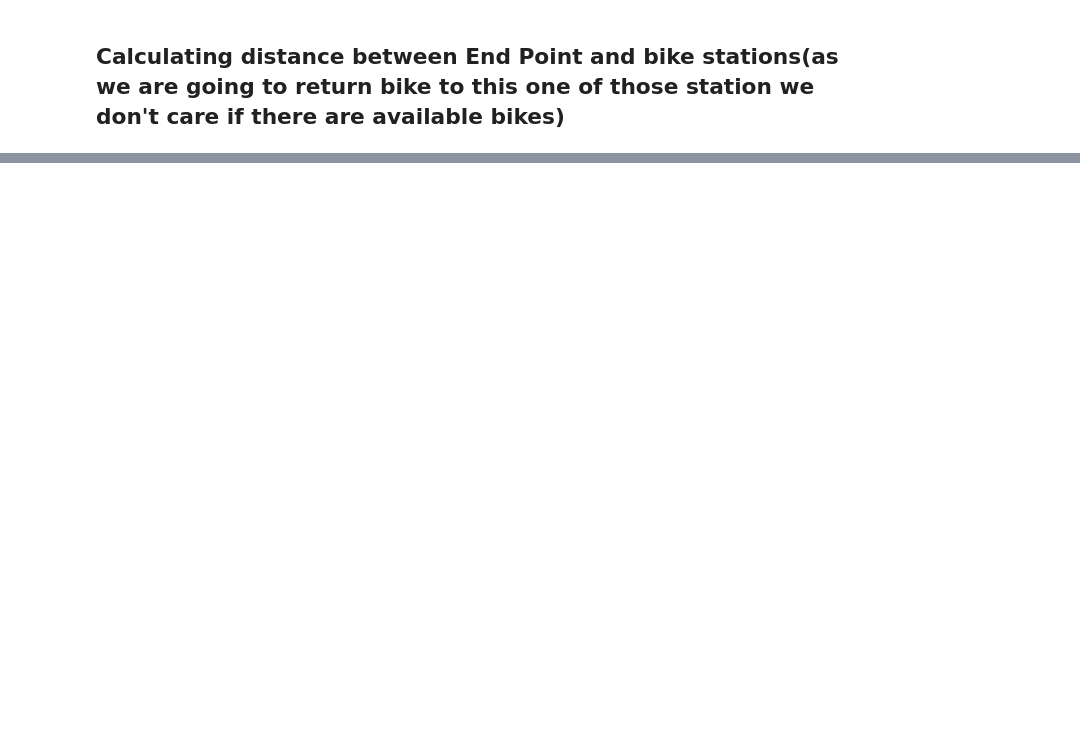
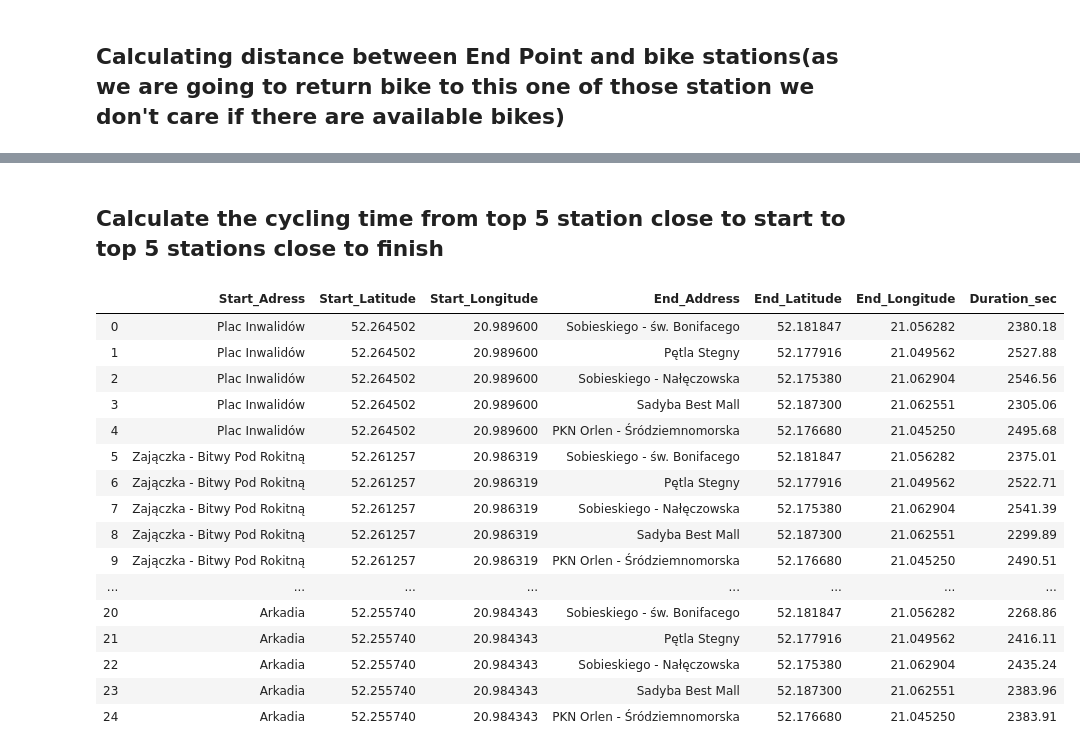
Before and after one commit to ygrynechko/IBM_Data_Science_Final_Project, a Jupyter notebook: CalculateFastestRoute.ipynb, the cells around one changed output, grey strips where cells are left out. Saved outputs shown, nothing was run; the diff lists cells and outputs as text; code cells hidden in the pictures; blank space fills up the shorter version.

```diff
--- a/CalculateFastestRoute.ipynb
+++ b/CalculateFastestRoute.ipynb
@@ -271,0 +288,3 @@ Closes_Stations_End
+# %%
+import openrouteservice as ors
+client = ors.Client(key='key')
@@ -271,0 +310,12 @@ Closes_Stations_End
+# %%
+#Calculating walking duration from top 5 bike end bike stations and end location
+for index, row in Closes_Stations_End.iterrows():
+        coordinates = [[Closes_Stations_End.loc[index,'Longitude'], Closes_Stations_End.loc[index,'Latitude']],
+            [longitude_end, latitude_end]]
+        matrix = client.distance_matrix(
+            locations=coordinates,
+            profile='foot-walking',
+            metrics=['duration'],
+            validate=False)
+        Closes_Stations_End.loc[index,'Duration_sec'] = matrix['durations'][0][-1]
+Closes_Stations_End
@@ -271,0 +329,42 @@ Closes_Stations_End
+# %% [markdown]
+## Calculate the cycling time from top 5 station close to start to top 5 stations close to finish
+# %%
+#Create new data frame with start aadresses crossed with finish adresses
+Cycling_Times = Closes_Stations_Start[["Adress", "Latitude","Longitude"]].copy()
+Finish_Stations = Closes_Stations_End[["Adress", "Latitude","Longitude"]].copy()
+Cycling_Times['key'] = 1
+Finish_Stations['key'] = 1
+Cycling_Times = pd.merge(Cycling_Times,Finish_Stations, on='key')
+del Cycling_Times['key']
+Cycling_Times.columns = ['Start_Adress', 'Start_Latitude', 'Start_Longitude',
+                         'End_Address', 'End_Latitude', 'End_Longitude']
+# %%
+#calculate how long it takes to cycle from every start point to every end point
+for index, row in Cycling_Times.iterrows():
+            coordinates = [[Cycling_Times.loc[index,'Start_Longitude'], Cycling_Times.loc[index,'Start_Latitude']],
+            [Cycling_Times.loc[index,'End_Longitude'], Cycling_Times.loc[index,'End_Latitude']]]
+            matrix = client.distance_matrix(
+            locations=coordinates,
+            profile='cycling-regular',
+            metrics=['duration'],
+            validate=False)
+            Cycling_Times.loc[index,'Duration_sec'] = matrix['durations'][0][-1]
+Cycling_Times
+# %% [output]
+|  | Start_Adress | Start_Latitude | Start_Longitude | End_Address | End_Latitude | End_Longitude | Duration_sec |
+| 0 | Plac Inwalidów | 52.264502 | 20.989600 | Sobieskiego - św. Bonifacego | 52.181847 | 21.056282 | 2380.18 |
+| 1 | Plac Inwalidów | 52.264502 | 20.989600 | Pętla Stegny | 52.177916 | 21.049562 | 2527.88 |
+| 2 | Plac Inwalidów | 52.264502 | 20.989600 | Sobieskiego - Nałęczowska | 52.175380 | 21.062904 | 2546.56 |
+| 3 | Plac Inwalidów | 52.264502 | 20.989600 | Sadyba Best Mall | 52.187300 | 21.062551 | 2305.06 |
+| 4 | Plac Inwalidów | 52.264502 | 20.989600 | PKN Orlen - Śródziemnomorska | 52.176680 | 21.045250 | 2495.68 |
+| 5 | Zajączka - Bitwy Pod Rokitną | 52.261257 | 20.986319 | Sobieskiego - św. Bonifacego | 52.181847 | 21.056282 | 2375.01 |
+| 6 | Zajączka - Bitwy Pod Rokitną | 52.261257 | 20.986319 | Pętla Stegny | 52.177916 | 21.049562 | 2522.71 |
+| 7 | Zajączka - Bitwy Pod Rokitną | 52.261257 | 20.986319 | Sobieskiego - Nałęczowska | 52.175380 | 21.062904 | 2541.39 |
+| 8 | Zajączka - Bitwy Pod Rokitną | 52.261257 | 20.986319 | Sadyba Best Mall | 52.187300 | 21.062551 | 2299.89 |
+| 9 | Zajączka - Bitwy Pod Rokitną | 52.261257 | 20.986319 | PKN Orlen - Śródziemnomorska | 52.176680 | 21.045250 | 2490.51 |
+| ... | ... | ... | ... | ... | ... | ... | ... |
+| 20 | Arkadia | 52.255740 | 20.984343 | Sobieskiego - św. Bonifacego | 52.181847 | 21.056282 | 2268.86 |
+| 21 | Arkadia | 52.255740 | 20.984343 | Pętla Stegny | 52.177916 | 21.049562 | 2416.11 |
+| 22 | Arkadia | 52.255740 | 20.984343 | Sobieskiego - Nałęczowska | 52.175380 | 21.062904 | 2435.24 |
+| 23 | Arkadia | 52.255740 | 20.984343 | Sadyba Best Mall | 52.187300 | 21.062551 | 2383.96 |
+| 24 | Arkadia | 52.255740 | 20.984343 | PKN Orlen - Śródziemnomorska | 52.176680 | 21.045250 | 2383.91 |
```
Also changed, not shown: parts of 12 cells of this notebook.
